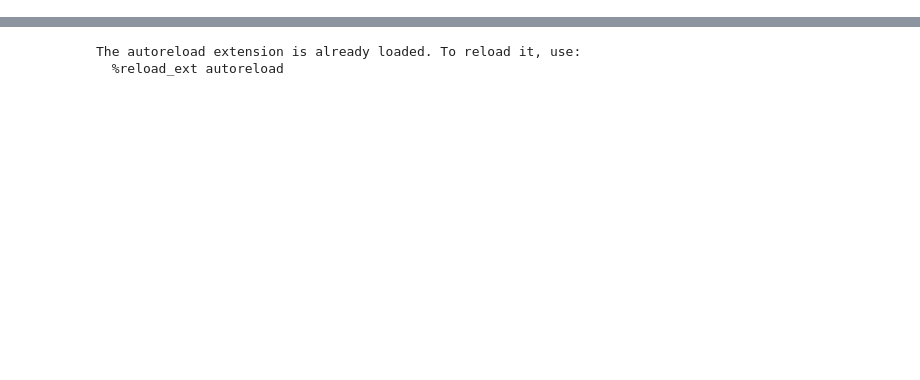
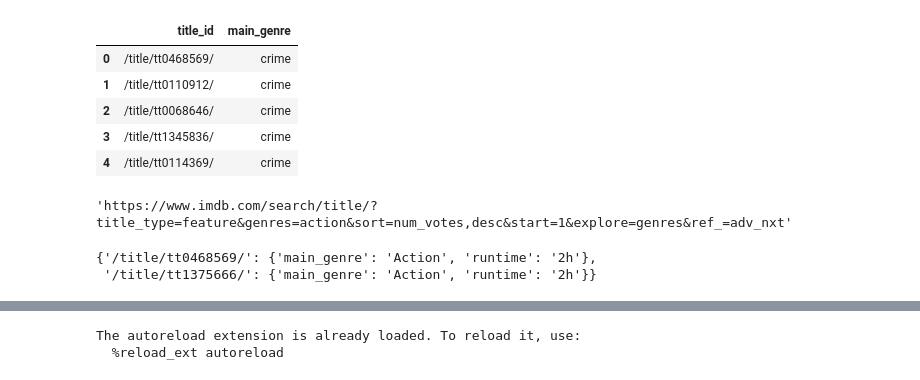
Before and after one commit to ilyamil/movie_recommender_system, a Jupyter notebook: notebooks/reviews_cleaning.ipynb, the cells around one changed output, grey strips where cells are left out. Drawn from its saved outputs; the diff is of its cells as text; code cells hidden in the pictures; blank space fills up the shorter version.

Commit message:
restructured imdb_parser module

```diff
--- a/notebooks/reviews_cleaning.ipynb
+++ b/notebooks/reviews_cleaning.ipynb
@@ -106,0 +262,18 @@ soup_det['actors']
+# %%
+dir_path = os.path.join('..', 'data', 'metadata')
+dfs = []
+for f in os.listdir(dir_path):
+    if '.csv' not in f:
+        continue
+    file_path = os.path.join(dir_path, f)
+    dfs.append(pd.read_csv(file_path))
+
+ids = pd.concat(dfs)
+ids.head()
+# %% [output]
+|  | title_id | main_genre |
+| 0 | /title/tt0468569/ | crime |
+| 1 | /title/tt0110912/ | crime |
+| 2 | /title/tt0068646/ | crime |
+| 3 | /title/tt1345836/ | crime |
+| 4 | /title/tt0114369/ | crime |
@@ -106,0 +283,9 @@ soup_det['actors']
+# %%
+URL_TEMPLATE = (
+    'https://www.imdb.com/search/title/?title_type=feature&genres={}'
+    '&sort=num_votes,desc&start={}&explore=genres&ref_=adv_nxt'
+)
+url = URL_TEMPLATE.format('action', 1)
+url
+# %% [output]
+'https://www.imdb.com/search/title/?title_type=feature&genres=action&sort=num_votes,desc&start=1&explore=genres&ref_=adv_nxt'
@@ -106,0 +295,15 @@ soup_det['actors']
+# %%
+j = {
+    '/title/tt0468569/': {
+        'main_genre': 'Action',
+        'runtime': '2h'
+    },
+    '/title/tt1375666/': {
+        'main_genre': 'Action',
+        'runtime': '2h'
+    }
+}
+j
+# %% [output]
+{'/title/tt0468569/': {'main_genre': 'Action', 'runtime': '2h'},
+ '/title/tt1375666/': {'main_genre': 'Action', 'runtime': '2h'}}
```
Also changed, not shown: parts of 51 cells of this notebook, 20 other files.
